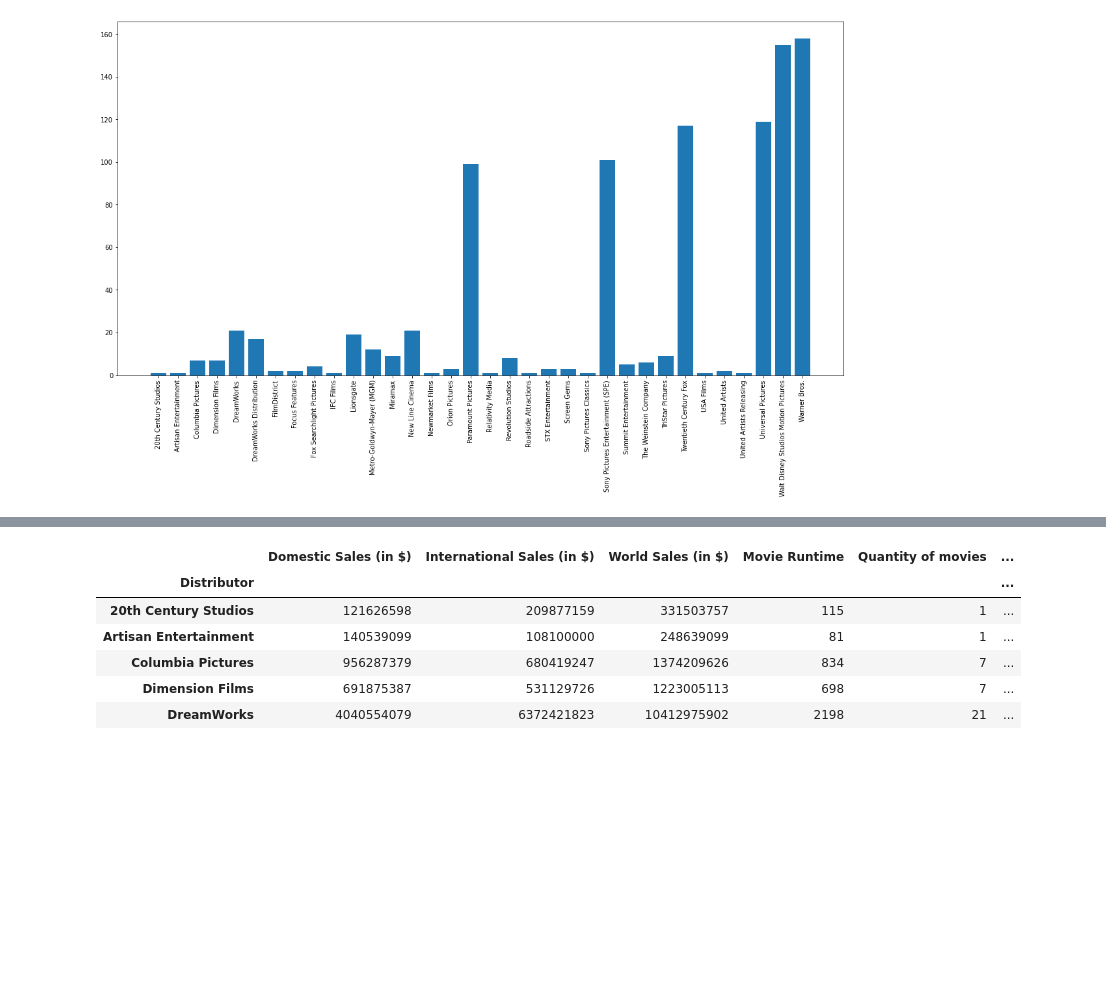
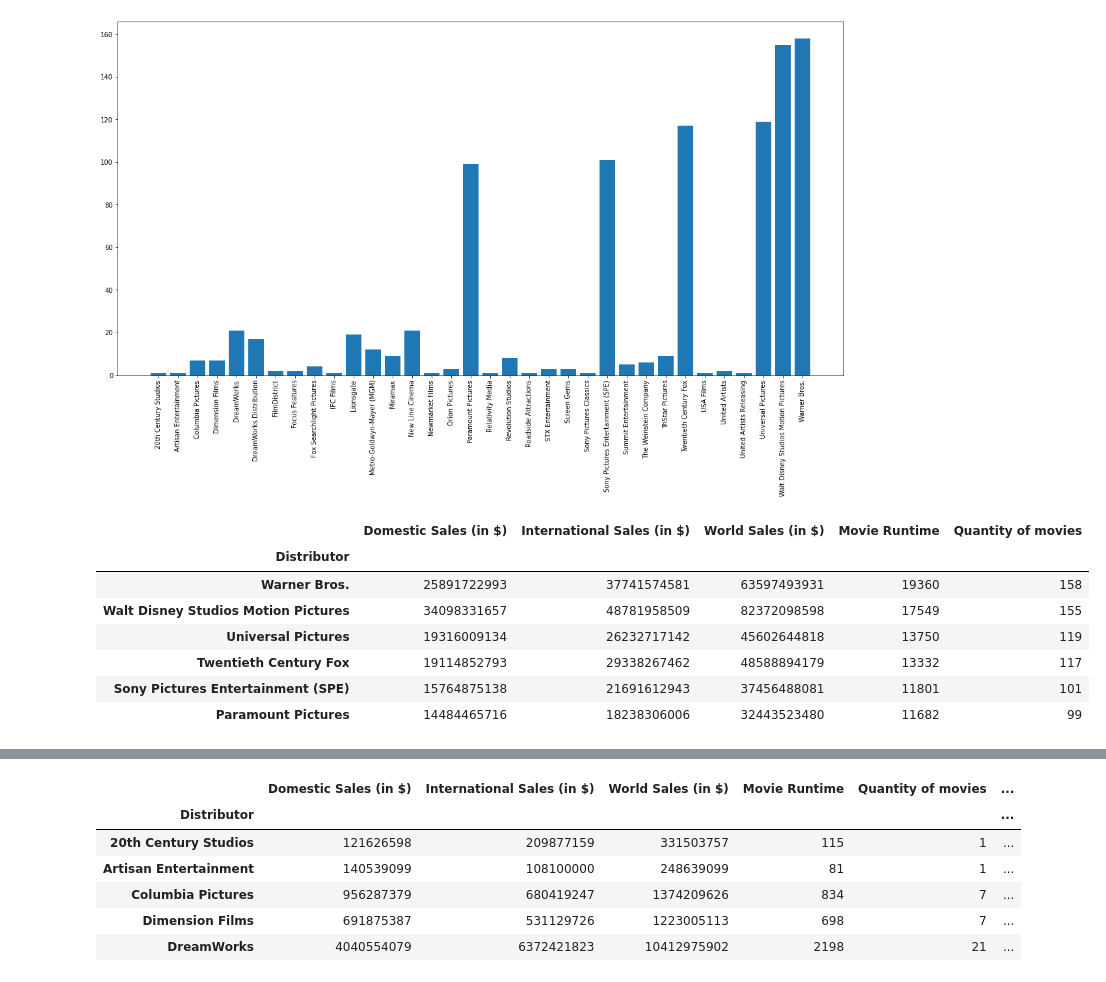
Before and after one commit to dalexmuro/Sujet04-Movies, a Jupyter notebook: analyse.ipynb, the cells around one changed output, grey strips where cells are left out. Cells and saved outputs as stored; diff of their text form; code cells hidden in the pictures; blank space fills up the shorter version.

```diff
--- a/analyse.ipynb
+++ b/analyse.ipynb
@@ -68,3 +68,14 @@ plt.bar(data=groupedDistributor, x=groupedDistributor.index, height="Quantity of
 plt.xticks(rotation = 90);
 # %% [output]
 [figure]
+# %%
+groupedDistributor.sort_values("Quantity of movies", ascending=False)[:6]
+# %% [output]
+|  | Domestic Sales (in $) | International Sales (in $) | World Sales (in $) | Movie Runtime | Quantity of movies |
+| Distributor |  |  |  |  |  |
+| Warner Bros. | 25891722993 | 37741574581 | 63597493931 | 19360 | 158 |
+| Walt Disney Studios Motion Pictures | 34098331657 | 48781958509 | 82372098598 | 17549 | 155 |
+| Universal Pictures | 19316009134 | 26232717142 | 45602644818 | 13750 | 119 |
+| Twentieth Century Fox | 19114852793 | 29338267462 | 48588894179 | 13332 | 117 |
+| Sony Pictures Entertainment (SPE) | 15764875138 | 21691612943 | 37456488081 | 11801 | 101 |
+| Paramount Pictures | 14484465716 | 18238306006 | 32443523480 | 11682 | 99 |
```
Also changed, not shown: parts of 3 cells of this notebook, 9 other files.
